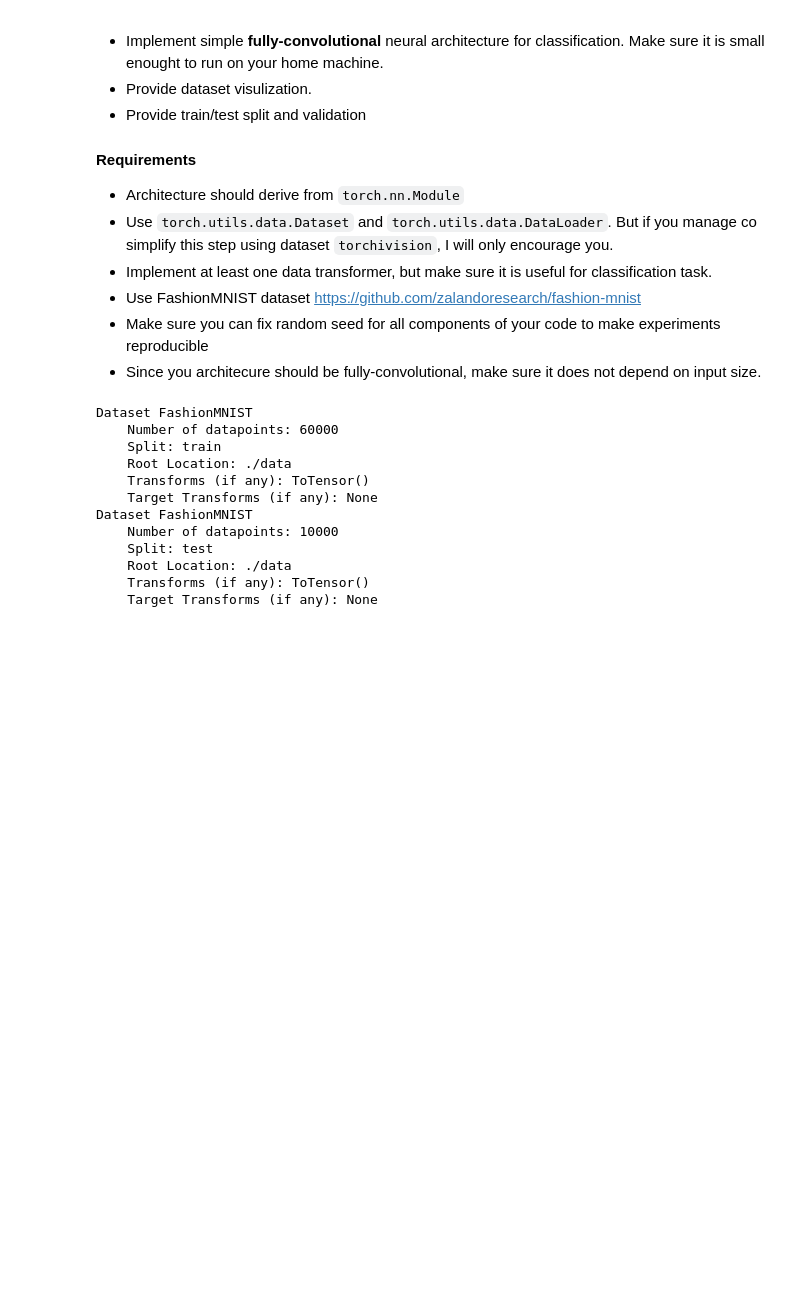
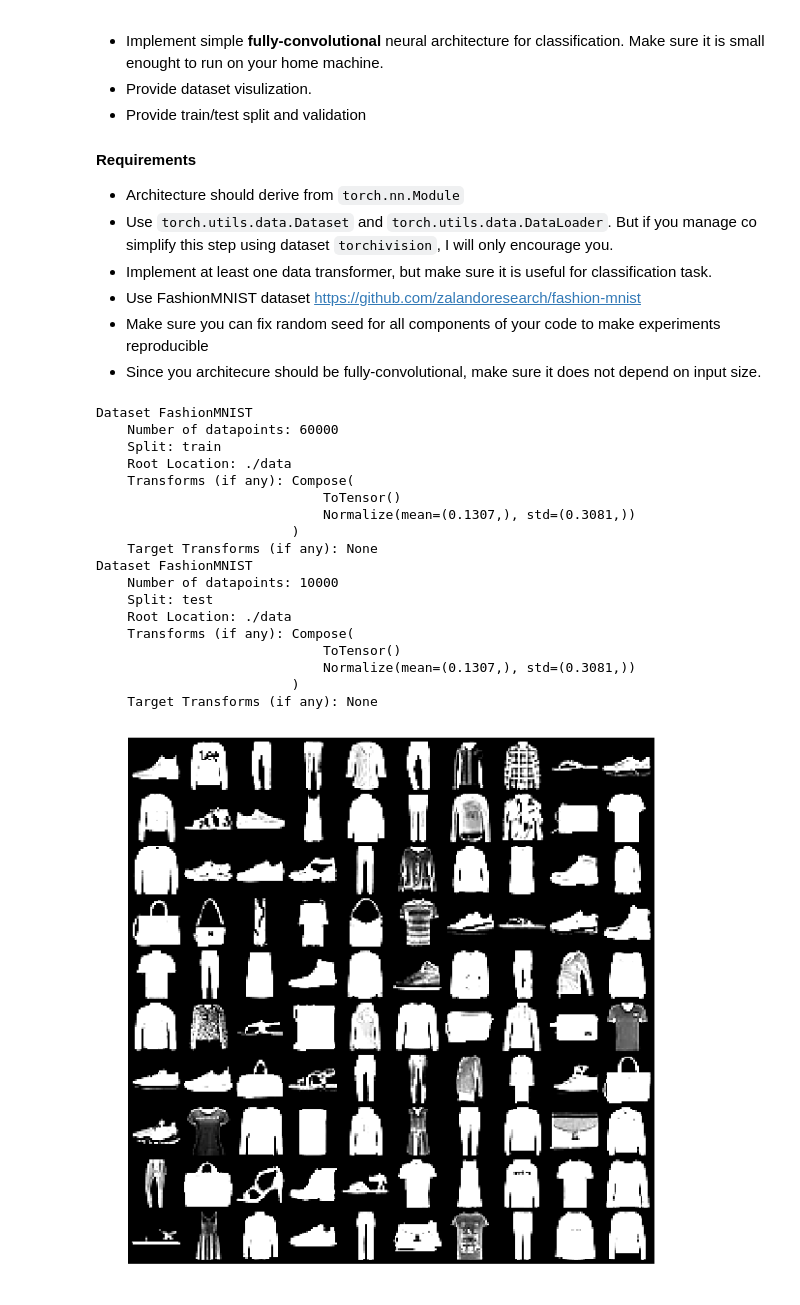
Before and after one commit to Fedannie/DeepLearning-7term, a Jupyter notebook: task_2.ipynb, the cells around one changed output. Saved outputs shown, nothing was run; the diff lists cells and outputs as text; code cells hidden in the pictures; blank space fills up the shorter version.

Commit message:
added visualization

```diff
--- a/task_2.ipynb
+++ b/task_2.ipynb
@@ -40,9 +42,16 @@ import numpy as np
 torch.manual_seed(0)
 datafolder = './data'
 train_dataset = FashionMNIST(datafolder, train=True,
-                             download=True, transform=ToTensor())
+                        download=True, transform = Compose([
+                            ToTensor(),
+                            Normalize((0.1307,), (0.3081,))
+                        ]))
 test_dataset = FashionMNIST(datafolder, train=False,
-                            download=True, transform=ToTensor())
+                        download=True, transform = Compose([
+                            ToTensor(),
+                            Normalize((0.1307,), (0.3081,))
+                        ]))
+writer = SummaryWriter()
 # %%
 print(train_dataset)
 print(test_dataset)
@@ -51,13 +60,19 @@ Dataset FashionMNIST
     Number of datapoints: 60000
     Split: train
     Root Location: ./data
-    Transforms (if any): ToTensor()
+    Transforms (if any): Compose(
+                             ToTensor()
+                             Normalize(mean=(0.1307,), std=(0.3081,))
+                         )
     Target Transforms (if any): None
 Dataset FashionMNIST
     Number of datapoints: 10000
     Split: test
     Root Location: ./data
-    Transforms (if any): ToTensor()
+    Transforms (if any): Compose(
+                             ToTensor()
+                             Normalize(mean=(0.1307,), std=(0.3081,))
+                         )
     Target Transforms (if any): None
 # %%
 batch_size=100
@@ -68,3 +96,21 @@ test_loader = DataLoader(dataset=test_dataset,
+# %%
+images = test_dataset.test_data[:200].float()
+label = [ label_dict[test_dataset.test_labels[i].item()] for i in range(200) ]
+features = images.view(200, 784)
+writer.add_embedding(features, metadata=label, label_img=images.unsqueeze(1))
+# %%
+def imshow(img):
+    img = torchvision.utils.make_grid(img, nrow=10, range=(-1., 1.))
+    npimg = img.numpy()
+    fig, ax = plt.subplots(figsize=(10, 10))
+    plt.axis('off')
+    ax.imshow(np.transpose(npimg, (1, 2, 0)), interpolation='nearest')
+
+for images, _ in test_loader:
+    imshow(images)
+    break
+# %% [output]
+[figure, added]
 # %%
 class CNNModel(Module):
     padding = 1
```
Also changed, not shown: parts of 5 cells of this notebook.
